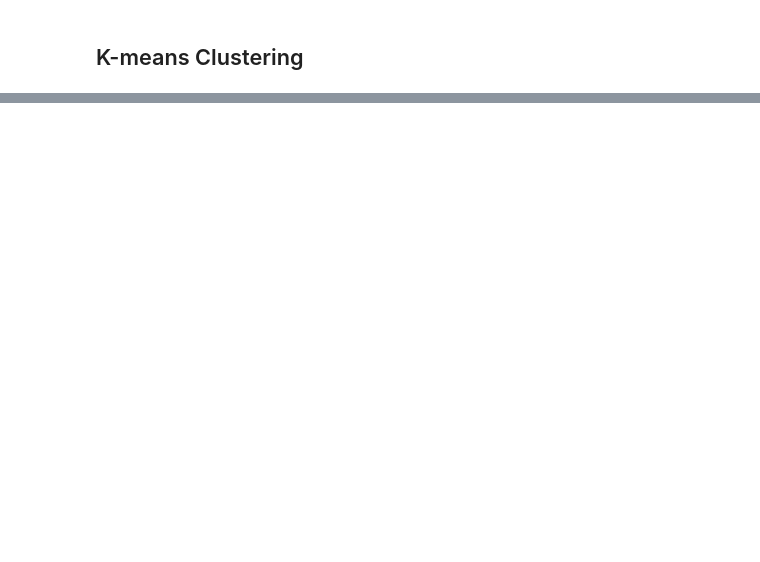
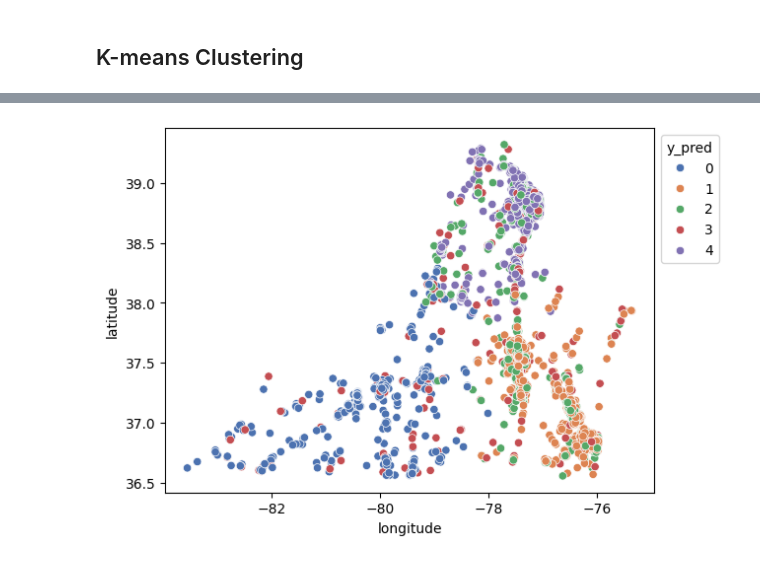
Before and after one commit to chrryyy/cs_4774_team_snorlax, a Jupyter notebook: Analysis_of_Improving_Pedestrian_Safety.ipynb, the cells around one changed output, grey strips where cells are left out. Drawn from its saved outputs; the diff is of its cells as text; code cells hidden in the pictures; blank space fills up the shorter version.

Commit message:
Fixed clustering stuff

```diff
--- a/Analysis_of_Improving_Pedestrian_Safety.ipynb
+++ b/Analysis_of_Improving_Pedestrian_Safety.ipynb
@@ -140,8 +140,7 @@ cat_attribs = list(crash_cat)
 
 full_pipeline = ColumnTransformer([
     ("num", num_pipeline, num_attribs),
-    ("cat", OneHotEncoder(), cat_attribs),
+    ("cat", OneHotEncoder(handle_unknown="infrequent_if_exist"), cat_attribs),
 ])
 
-X_train_prepared = full_pipeline.fit_transform(X_train)
-X_test_prepared = full_pipeline.transform(X_test)
+X_prepared = full_pipeline.fit_transform(X)
@@ -222,0 +149,14 @@ TypeError: unsupported operand type(s) for -: 'str' and 'float'
+# %%
+from sklearn.cluster import KMeans
+
+# create a KMeans object with 3 clusters
+kmeans = KMeans(n_clusters=5, random_state=42)
+
+# fit the model to the prepared data
+kmeans = kmeans.fit(X_prepared)
+
+# predict the cluster labels for the test set
+X["y_pred"] = kmeans.predict(X_prepared)
+
+# print the cluster centers
+print(kmeans.cluster_centers_)
@@ -222,0 +181,5 @@ TypeError: unsupported operand type(s) for -: 'str' and 'float'
+# %%
+this_plot = sns.scatterplot(data=X,x='longitude',y='latitude',hue='y_pred', palette="deep" ) # Plot the fake data
+sns.move_legend(this_plot, "upper left", bbox_to_anchor=(1, 1))
+# %% [output]
+[figure, added]
```
Also changed, not shown: parts of 4 cells of this notebook.
